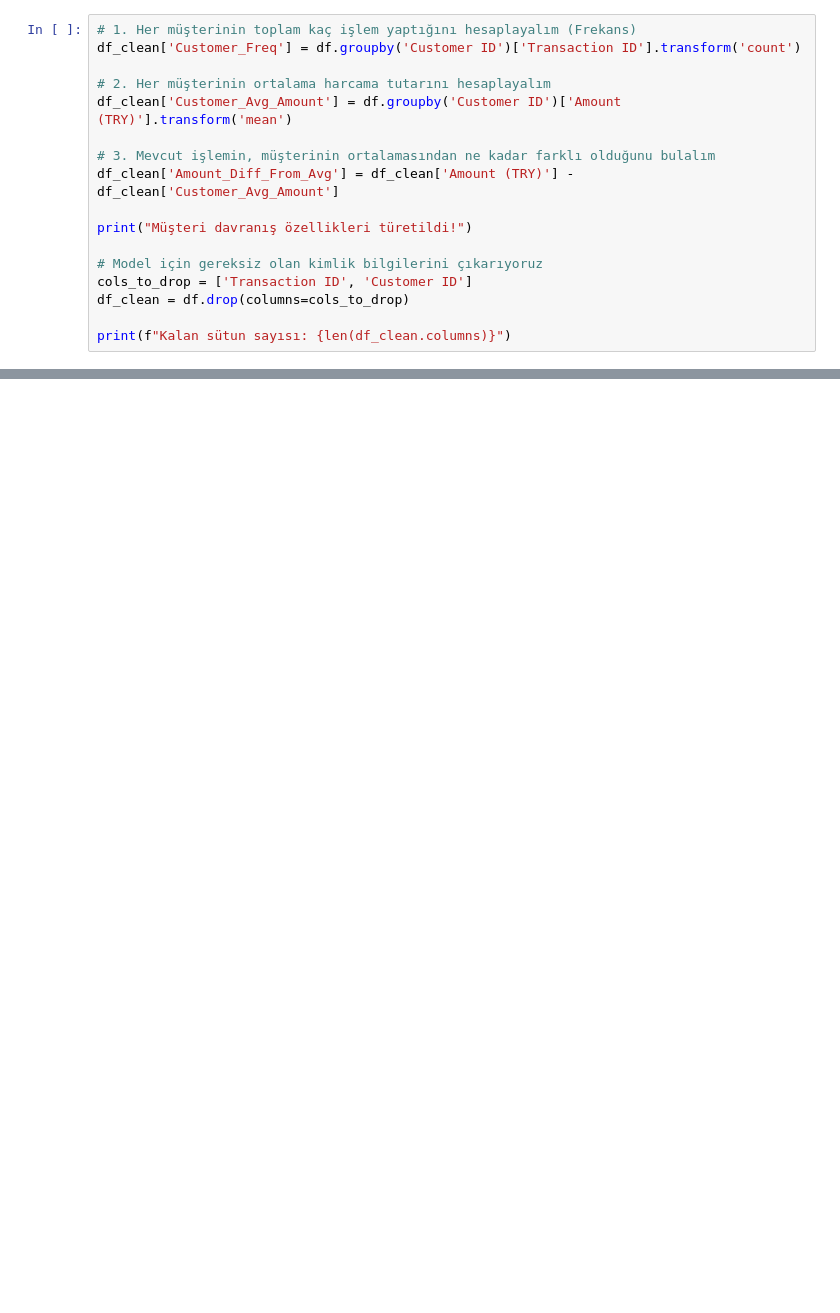
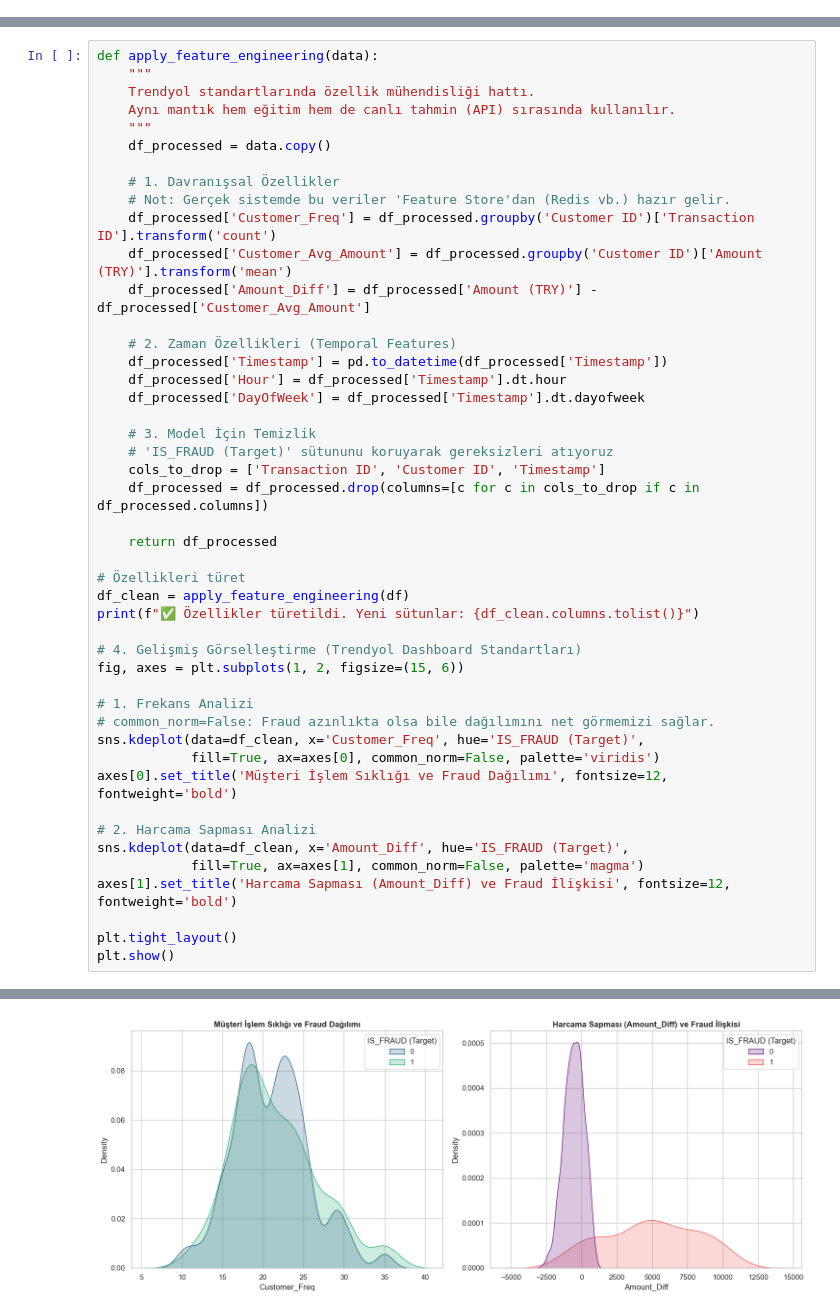
Before and after one commit to eyyupsabricelik/Fraud-Detection-Projesi, a Jupyter notebook: fraud_detection.ipynb, the cells around one changed output, grey strips where cells are left out. Cells and saved outputs as stored; diff of their text form; blank space fills up the shorter version.

```diff
--- a/fraud_detection.ipynb
+++ b/fraud_detection.ipynb
@@ -114,17 +92,0 @@ plt.show()
-# %%
-# 1. Her müşterinin toplam kaç işlem yaptığını hesaplayalım (Frekans)
-df_clean['Customer_Freq'] = df.groupby('Customer ID')['Transaction ID'].transform('count')
-
-# 2. Her müşterinin ortalama harcama tutarını hesaplayalım
-df_clean['Customer_Avg_Amount'] = df.groupby('Customer ID')['Amount (TRY)'].transform('mean')
-
-# 3. Mevcut işlemin, müşterinin ortalamasından ne kadar farklı olduğunu bulalım
-df_clean['Amount_Diff_From_Avg'] = df_clean['Amount (TRY)'] - df_clean['Customer_Avg_Amount']
-
-print("Müşteri davranış özellikleri türetildi!")
-
-# Model için gereksiz olan kimlik bilgilerini çıkarıyoruz
-cols_to_drop = ['Transaction ID', 'Customer ID']
-df_clean = df.drop(columns=cols_to_drop)
-
-print(f"Kalan sütun sayısı: {len(df_clean.columns)}")
@@ -239,0 +93,47 @@ ROC-AUC Skoru: 0.56
+# %%
+def apply_feature_engineering(data):
+    """
+    Trendyol standartlarında özellik mühendisliği hattı.
+    Aynı mantık hem eğitim hem de canlı tahmin (API) sırasında kullanılır.
+    """
+    df_processed = data.copy()
+
+    # 1. Davranışsal Özellikler
+    # Not: Gerçek sistemde bu veriler 'Feature Store'dan (Redis vb.) hazır gelir.
+    df_processed['Customer_Freq'] = df_processed.groupby('Customer ID')['Transaction ID'].transform('count')
+    df_processed['Customer_Avg_Amount'] = df_processed.groupby('Customer ID')['Amount (TRY)'].transform('mean')
+    df_processed['Amount_Diff'] = df_processed['Amount (TRY)'] - df_processed['Customer_Avg_Amount']
+
+    # 2. Zaman Özellikleri (Temporal Features)
+    df_processed['Timestamp'] = pd.to_datetime(df_processed['Timestamp'])
+    df_processed['Hour'] = df_processed['Timestamp'].dt.hour
+    df_processed['DayOfWeek'] = df_processed['Timestamp'].dt.dayofweek
+
+    # 3. Model İçin Temizlik
+    # 'IS_FRAUD (Target)' sütununu koruyarak gereksizleri atıyoruz
+    cols_to_drop = ['Transaction ID', 'Customer ID', 'Timestamp']
+    df_processed = df_processed.drop(columns=[c for c in cols_to_drop if c in df_processed.columns])
+
+    return df_processed
+
+# Özellikleri türet
+df_clean = apply_feature_engineering(df)
+print(f"✅ Özellikler türetildi. Yeni sütunlar: {df_clean.columns.tolist()}")
+
+# 4. Gelişmiş Görselleştirme (Trendyol Dashboard Standartları)
+fig, axes = plt.subplots(1, 2, figsize=(15, 6))
+
+# 1. Frekans Analizi
+# common_norm=False: Fraud azınlıkta olsa bile dağılımını net görmemizi sağlar.
+sns.kdeplot(data=df_clean, x='Customer_Freq', hue='IS_FRAUD (Target)',
+            fill=True, ax=axes[0], common_norm=False, palette='viridis')
+axes[0].set_title('Müşteri İşlem Sıklığı ve Fraud Dağılımı', fontsize=12, fontweight='bold')
+
+# 2. Harcama Sapması Analizi
+sns.kdeplot(data=df_clean, x='Amount_Diff', hue='IS_FRAUD (Target)',
+            fill=True, ax=axes[1], common_norm=False, palette='magma')
+axes[1].set_title('Harcama Sapması (Amount_Diff) ve Fraud İlişkisi', fontsize=12, fontweight='bold')
+
+plt.tight_layout()
+plt.show()
+# %% [output]
@@ -239,0 +141 @@ ROC-AUC Skoru: 0.56
+[figure, added]
```
Also changed, not shown: parts of 14 cells of this notebook.
